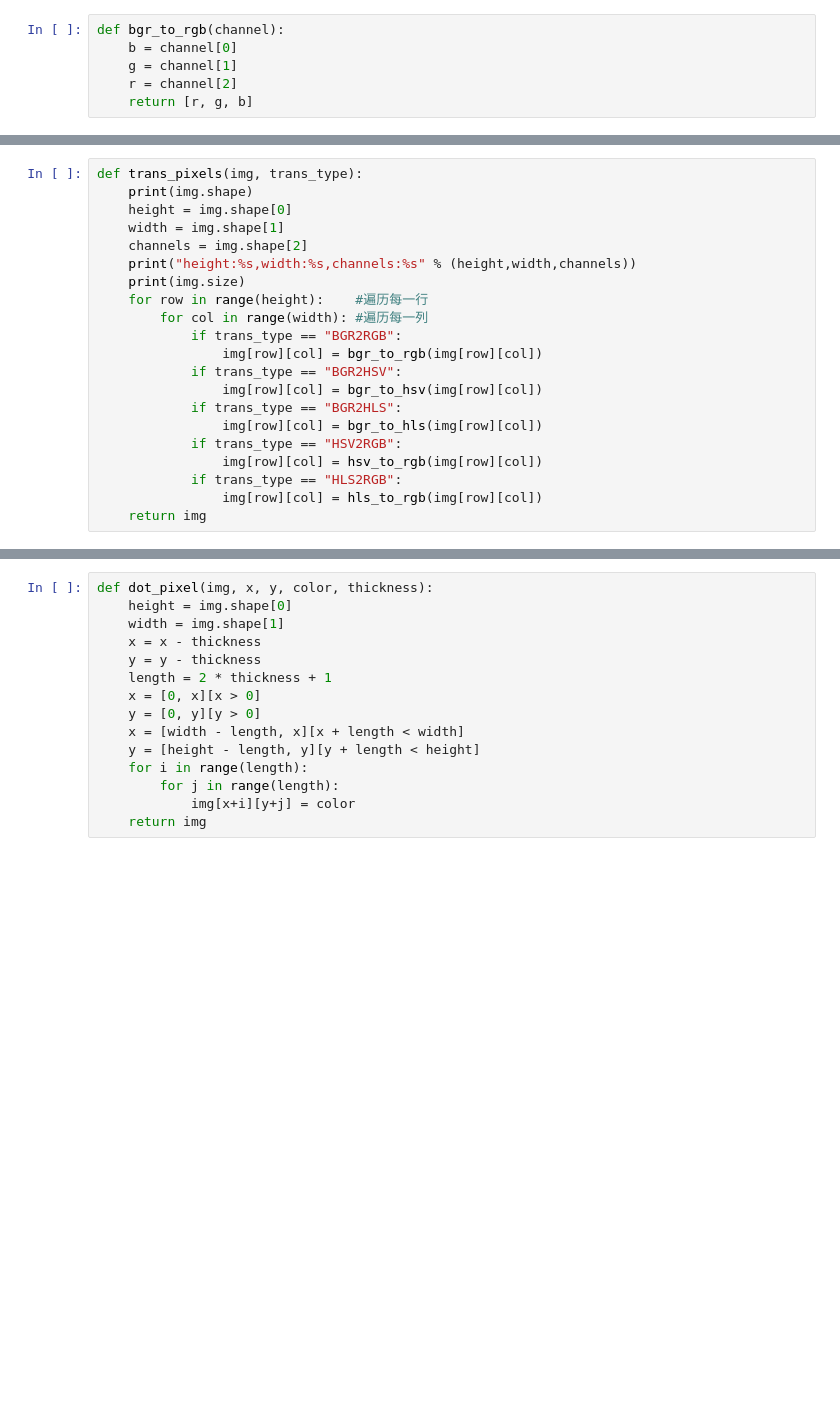
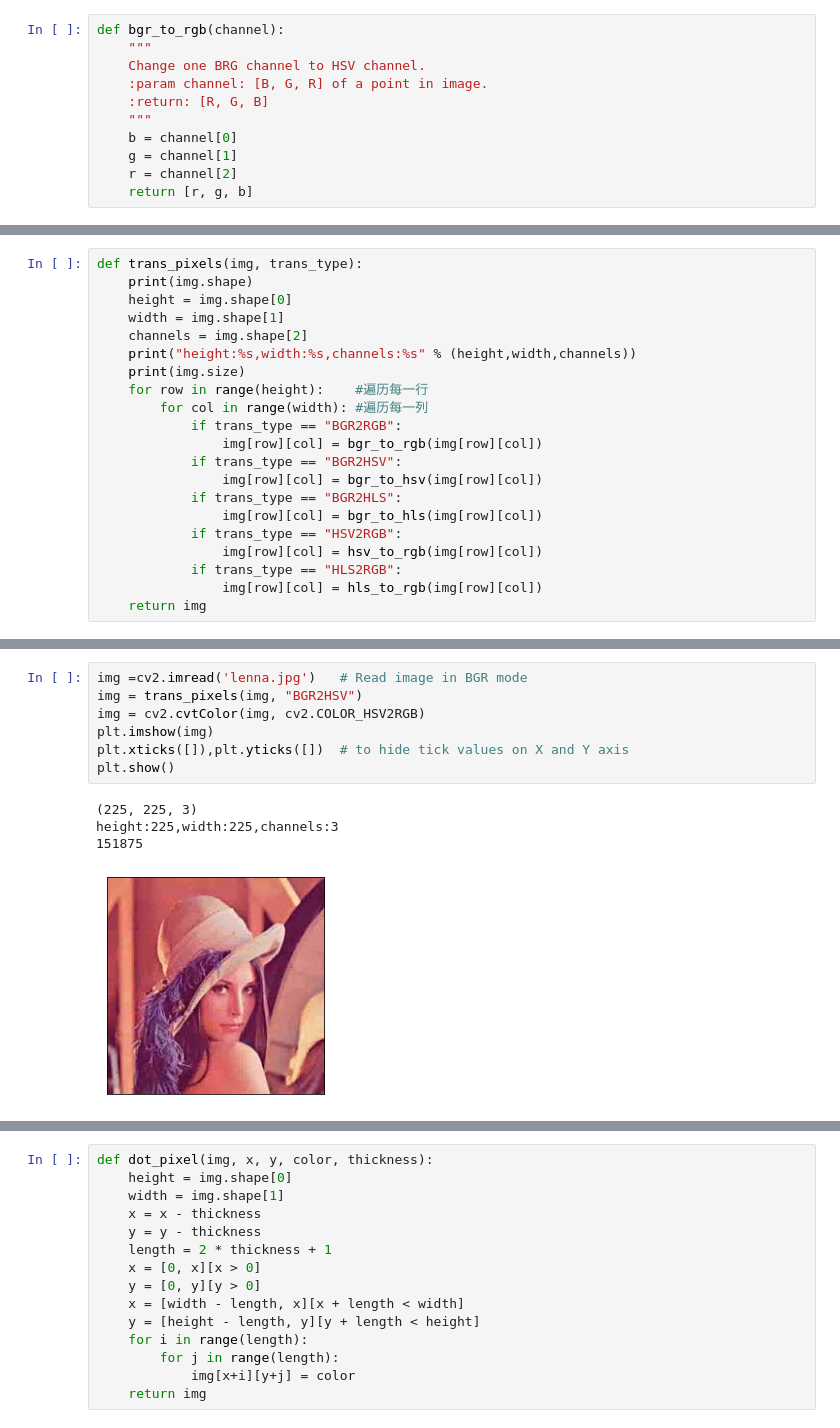
Before and after one commit to zh-plus/SUSTech-CS308, a Jupyter notebook: Lab1/lab1.ipynb, the cells around one changed output, grey strips where cells are left out. Drawn from its saved outputs; the diff is of its cells as text; blank space fills up the shorter version.

```diff
--- a/Lab1/lab1.ipynb
+++ b/Lab1/lab1.ipynb
@@ -36,5 +40,10 @@ plt.show()
 # %%
 def bgr_to_rgb(channel):
+    """
+    Change one BRG channel to HSV channel.
+    :param channel: [B, G, R] of a point in image.
+    :return: [R, G, B]
+    """
     b = channel[0]
     g = channel[1]
     r = channel[2]
@@ -181,0 +205,12 @@ height:225,width:225,channels:3
+# %%
+img =cv2.imread('lenna.jpg')   # Read image in BGR mode
+img = trans_pixels(img, "BGR2HSV")
+img = cv2.cvtColor(img, cv2.COLOR_HSV2RGB)
+plt.imshow(img)
+plt.xticks([]),plt.yticks([])  # to hide tick values on X and Y axis
+plt.show()
+# %% [output]
+(225, 225, 3)
+height:225,width:225,channels:3
+151875
+[figure, added]
```
Also changed, not shown: parts of 31 cells of this notebook, 1 other file.
